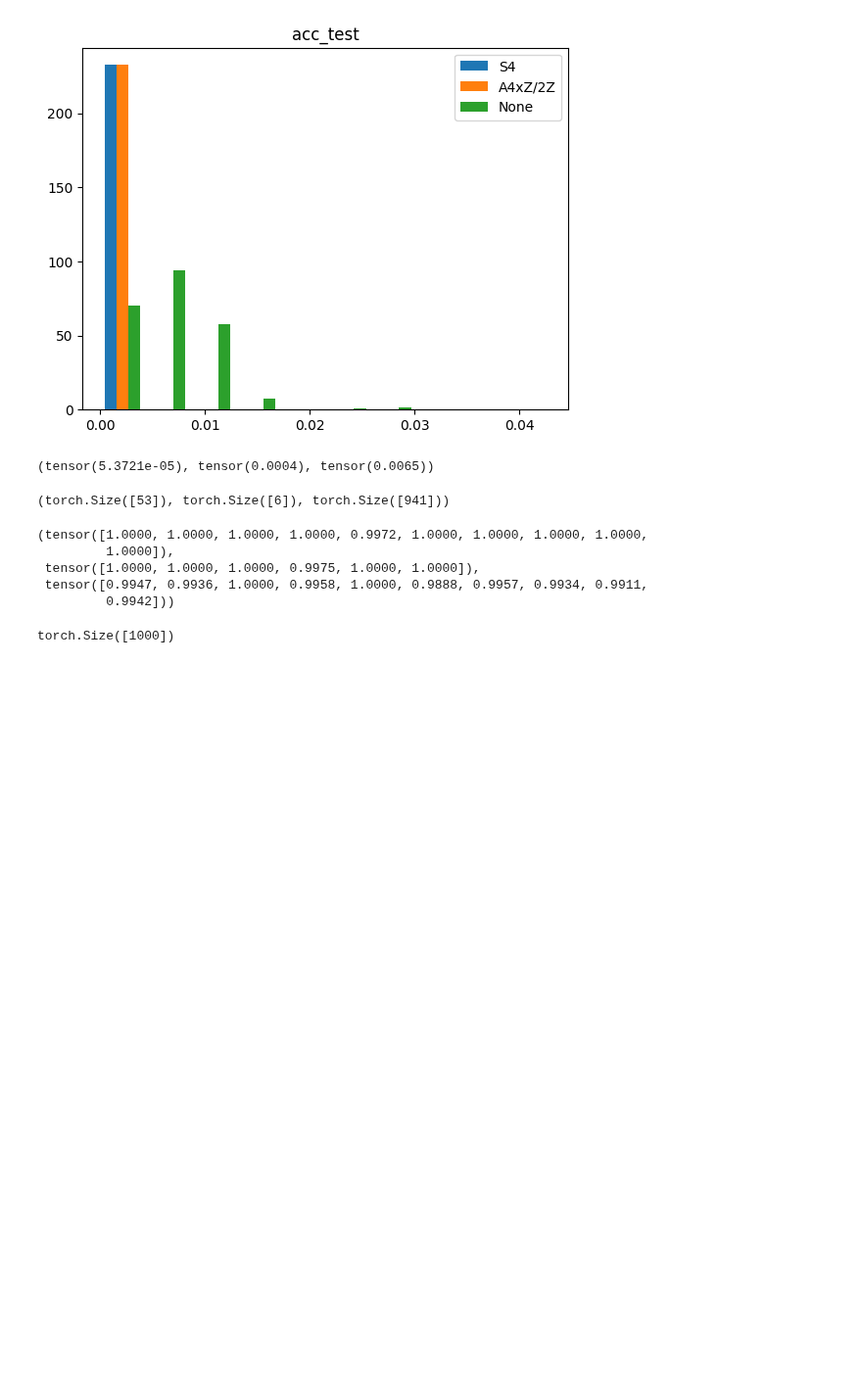
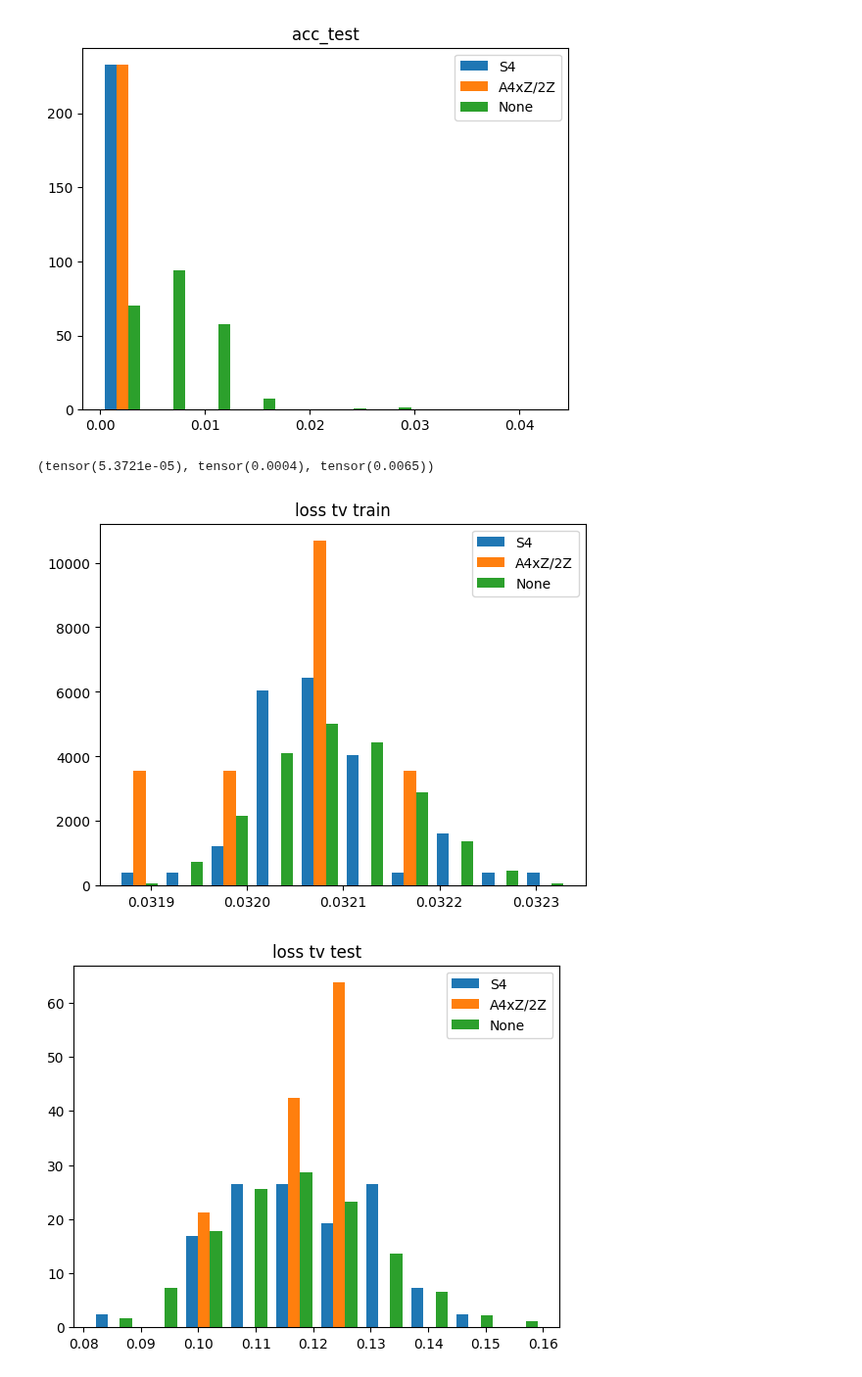
Before and after one commit to LouisYRYJ/Finite-groups, a Jupyter notebook: notebooks/devinterp/total_variation.ipynb, the cells around one changed output. Shown at 98% size. Drawn from its saved outputs; the diff is of its cells as text; code cells hidden in the pictures; blank space fills up the shorter version.

```diff
--- a/notebooks/devinterp/total_variation.ipynb
+++ b/notebooks/devinterp/total_variation.ipynb
@@ -79,7 +79,9 @@ Added 0 elements from group 0: S(4)
 Added 0 elements from group 1: times(A(4), Z(2))
 Train set size: 336/576 (0.58)
 # %%
-x_train = t.tensor(data.train_data)[:,:2].to(device)
+train = t.tensor(data.train_data).to(device)
+x_train = train[:,:2]
+z_train = train[:,2]
 x_test = t.tensor(list(product(range(data.N), repeat=2)), device=device)
 
 outs = {'train': [], 'test': []}
@@ -157,7 +159,3 @@ for name, tv in tvs.items():
 tvs['acc_test'][g0_grokked.cpu()].mean(), tvs['acc_test'][g1_grokked.cpu()].mean(), tvs['acc_test'][~grokked.cpu()].mean()
 # %% [output]
 (tensor(5.3721e-05), tensor(0.0004), tensor(0.0065))
-# %%
-g0_tv.shape, g1_tv.shape, none_tv.shape
-# %% [output]
-(torch.Size([53]), torch.Size([6]), torch.Size([941]))
@@ -166,12 +162,22 @@ kl_tv[]
-# %%
-g0_tv, g1_tv, none_tv
-# %% [output]
-(tensor([1.0000, 1.0000, 1.0000, 1.0000, 0.9972, 1.0000, 1.0000, 1.0000, 1.0000,
-         1.0000]),
- tensor([1.0000, 1.0000, 1.0000, 0.9975, 1.0000, 1.0000]),
- tensor([0.9947, 0.9936, 1.0000, 0.9958, 1.0000, 0.9888, 0.9957, 0.9934, 0.9911,
-         0.9942]))
-# %%
-l2_tv.shape
-# %% [output]
-torch.Size([1000])
+# %%
+loss_tv = dict()
+z_test = einops.rearrange(data.groups[0].cayley_table, "a b -> (a b)").to(device)
+for key, z in zip(['train', 'test'], [z_train, z_test]):
+    loss_deltas = []
+    for out0, out1 in zip(outs[key][:-1], outs[key][1:]):
+        loss0 = get_cross_entropy(out0.to(device), z.to(device))
+        loss1 = get_cross_entropy(out1.to(device), z.to(device))
+        loss_deltas.append(t.abs(loss0 - loss1))
+    loss_tv[key] = t.stack(loss_deltas)[:100].mean(dim=0)
+# %%
+for key in ['train', 'test']:
+    plt.hist(
+        [loss_tv[key][a].detach().cpu() for a in [g0_grokked, g1_grokked, ~grokked]],
+        bins=10, histtype='bar', density=True, label=['S4', 'A4xZ/2Z', 'None']
+    )
+    plt.legend()
+    plt.title(f'loss tv {key}')
+    plt.show()
+# %% [output]
+[figure, added]
+[figure, added]
```
Also changed, not shown: parts of 1 cell of this notebook.
